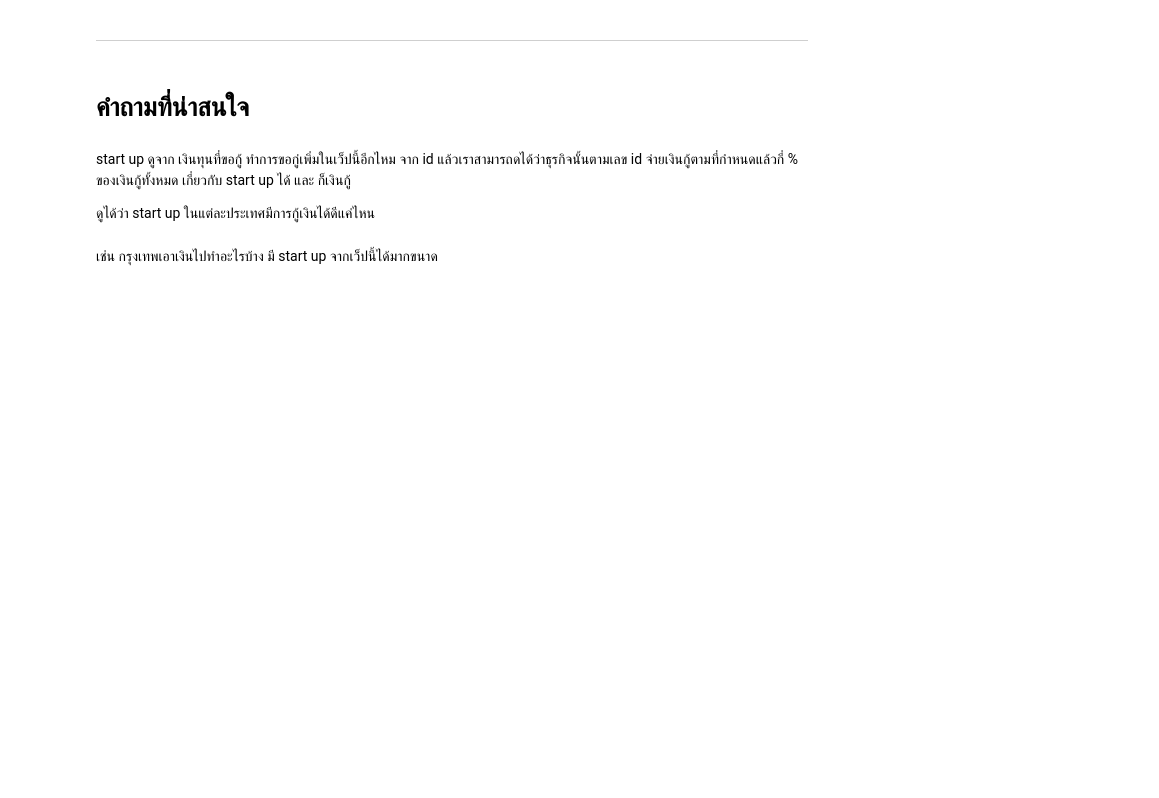
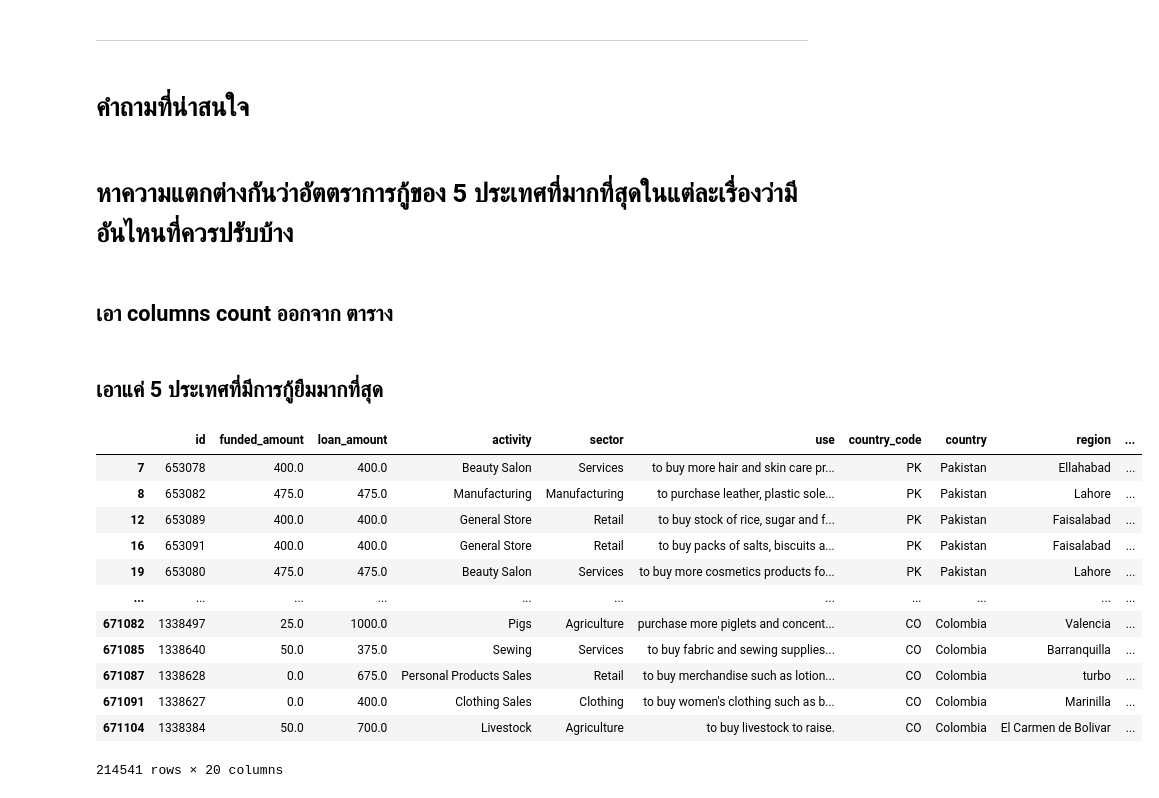
Before and after one commit to kornavit/project-data-sci-kavi, a Jupyter notebook: main.ipynb, the cells around one changed output. Cells and saved outputs as stored; diff of their text form; code cells hidden in the pictures; blank space fills up the shorter version.

```diff
--- a/main.ipynb
+++ b/main.ipynb
@@ -164,14 +158,7 @@ dfgroupby.sort_values(by='count',ascending=False)
 ---
 # %% [markdown]
 # คำถามที่น่าสนใจ
-# %% [markdown]
-start up ดูจาก เงินทุนที่ขอกู้
-ทำการขอกู่เพิ่มในเว็ปนี้อีกไหม จาก id
-แล้วเราสามารถดได้ว่าธุรกิจนั้นตามเลข id
-จ่ายเงินกู้ตามที่กำหนดแล้วกี่ % ของเงินกู้ทั้งหมด
-เกี่ยวกับ start up ได้ และ ก็เงินกู้
-
-
-ดูได้ว่า start up ในแต่ละประเทศมีการกู้เงินได้ดีแค่ไหน
-# %% [markdown]
-เช่น กรุงเทพเอาเงินไปทำอะไรบ้าง มี start up จากเว็ปนี้ได้มากขนาด
+# %% [markdown]
+# หาความแตกต่างกันว่าอัตตราการกู้ของ 5 ประเทศที่มากที่สุดในแต่ละเรื่องว่ามีอันไหนที่ควรปรับบ้าง
+# %% [markdown]
+## เอา columns count ออกจาก ตาราง
@@ -177,0 +167,2 @@ start up ดูจาก เงินทุนที่ขอกู้
+# %% [markdown]
+## เอาแค่ 5 ประเทศที่มีการกู้ยืมมากที่สุด
@@ -177,0 +175,16 @@ start up ดูจาก เงินทุนที่ขอกู้
+# %%
+df
+# %% [output]
+|  | id | funded_amount | loan_amount | activity | sector | use | country_code | country | region | ... |
+| 7 | 653078 | 400.0 | 400.0 | Beauty Salon | Services | to buy more hair and skin care pr... | PK | Pakistan | Ellahabad | ... |
+| 8 | 653082 | 475.0 | 475.0 | Manufacturing | Manufacturing | to purchase leather, plastic sole... | PK | Pakistan | Lahore | ... |
+| 12 | 653089 | 400.0 | 400.0 | General Store | Retail | to buy stock of rice, sugar and f... | PK | Pakistan | Faisalabad | ... |
+| 16 | 653091 | 400.0 | 400.0 | General Store | Retail | to buy packs of salts, biscuits a... | PK | Pakistan | Faisalabad | ... |
+| 19 | 653080 | 475.0 | 475.0 | Beauty Salon | Services | to buy more cosmetics products fo... | PK | Pakistan | Lahore | ... |
+| ... | ... | ... | ... | ... | ... | ... | ... | ... | ... | ... |
+| 671082 | 1338497 | 25.0 | 1000.0 | Pigs | Agriculture | purchase more piglets and concent... | CO | Colombia | Valencia | ... |
+| 671085 | 1338640 | 50.0 | 375.0 | Sewing | Services | to buy fabric and sewing supplies... | CO | Colombia | Barranquilla | ... |
+| 671087 | 1338628 | 0.0 | 675.0 | Personal Products Sales | Retail | to buy merchandise such as lotion... | CO | Colombia | turbo | ... |
+| 671091 | 1338627 | 0.0 | 400.0 | Clothing Sales | Clothing | to buy women's clothing such as b... | CO | Colombia | Marinilla | ... |
+| 671104 | 1338384 | 50.0 | 700.0 | Livestock | Agriculture | to buy livestock to raise. | CO | Colombia | El Carmen de Bolivar | ... |
+214541 rows × 20 columns
```
Also changed, not shown: parts of 14 cells of this notebook.
